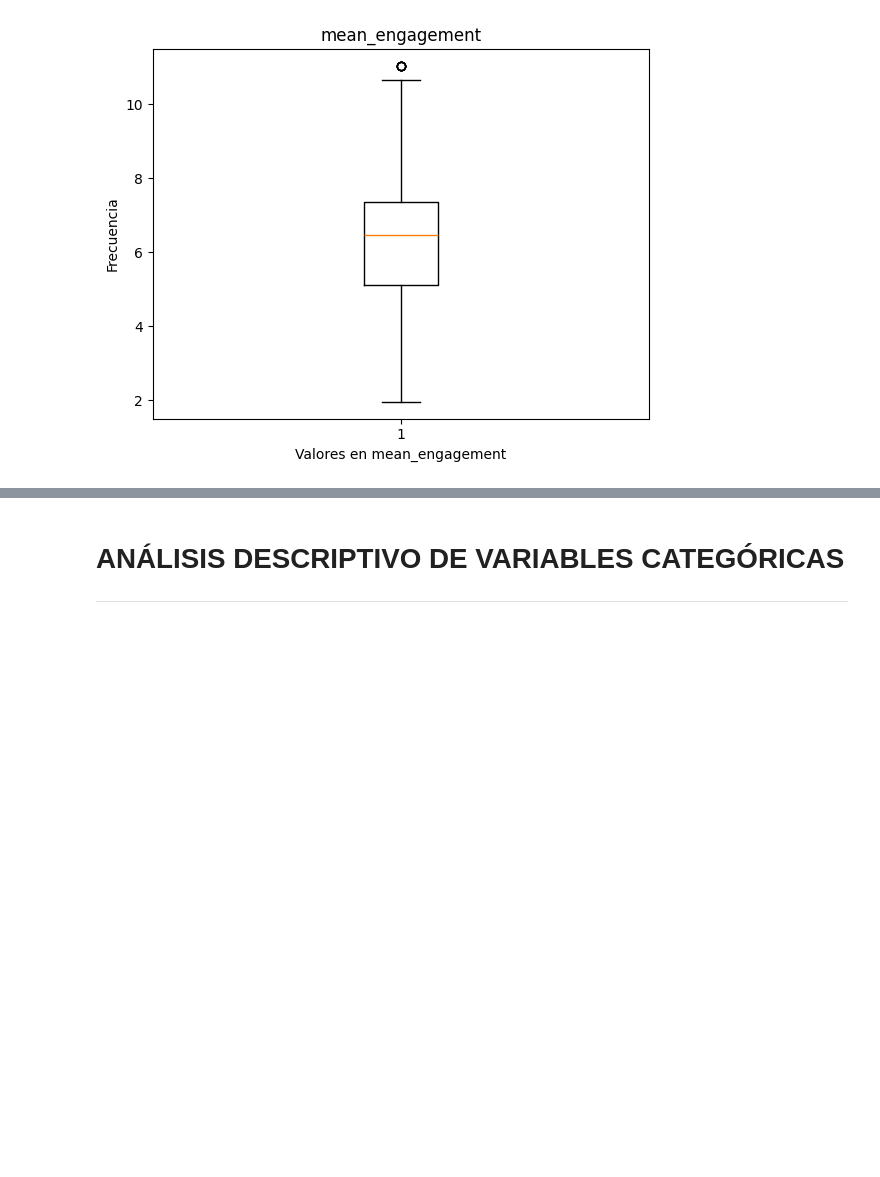
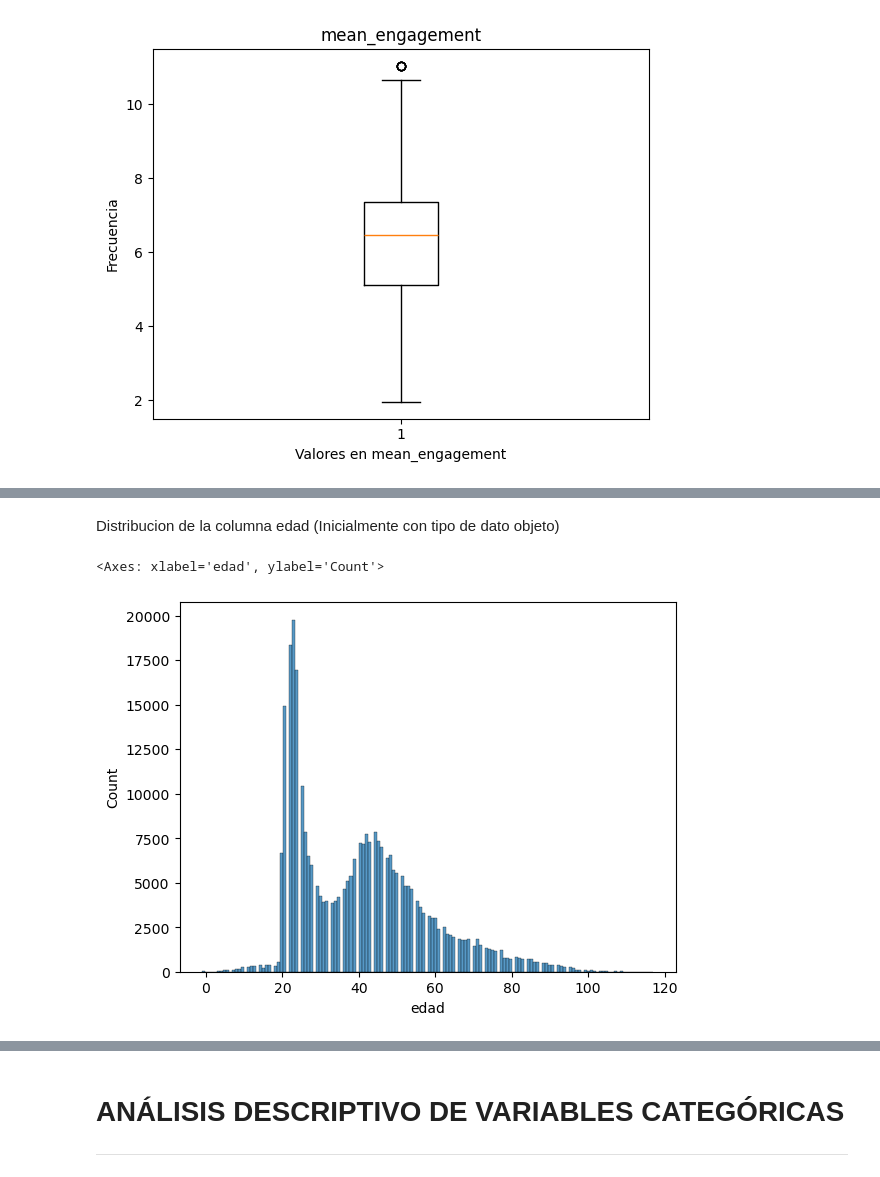
Before and after one commit to mariol-lamas/Machine_learning_proyect, a Jupyter notebook: Src/Eda/eda.ipynb, the cells around one changed output, grey strips where cells are left out. Cells and saved outputs as stored; diff of their text form; code cells hidden in the pictures; blank space fills up the shorter version.

```diff
--- a/Src/Eda/eda.ipynb
+++ b/Src/Eda/eda.ipynb
@@ -243,0 +218,10 @@ Percentil 75 de la variable:  7.359948543002247
+# %% [markdown]
+Distribucion de la columna edad (Inicialmente con tipo de dato objeto)
+# %%
+data.replace(' NA', -1, inplace=True)
+data.replace('         NA', -1, inplace=True)
+data.fillna(-1, inplace=True)
+sns.histplot(data['edad'].astype(np.int32))
+# %% [output]
+<Axes: xlabel='edad', ylabel='Count'>
+[figure, added]
```
Also changed, not shown: parts of 19 cells of this notebook, 2 other files.
